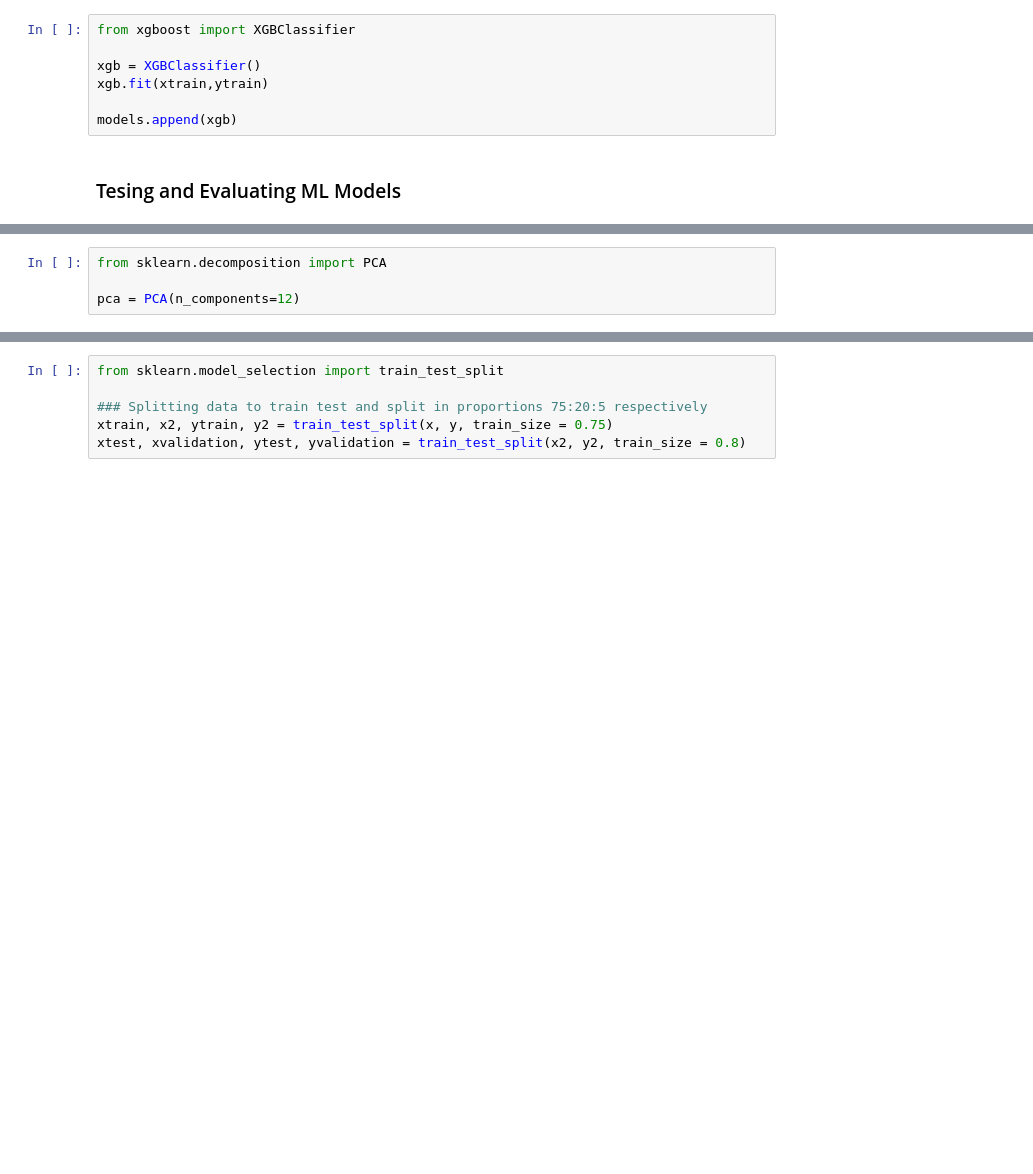
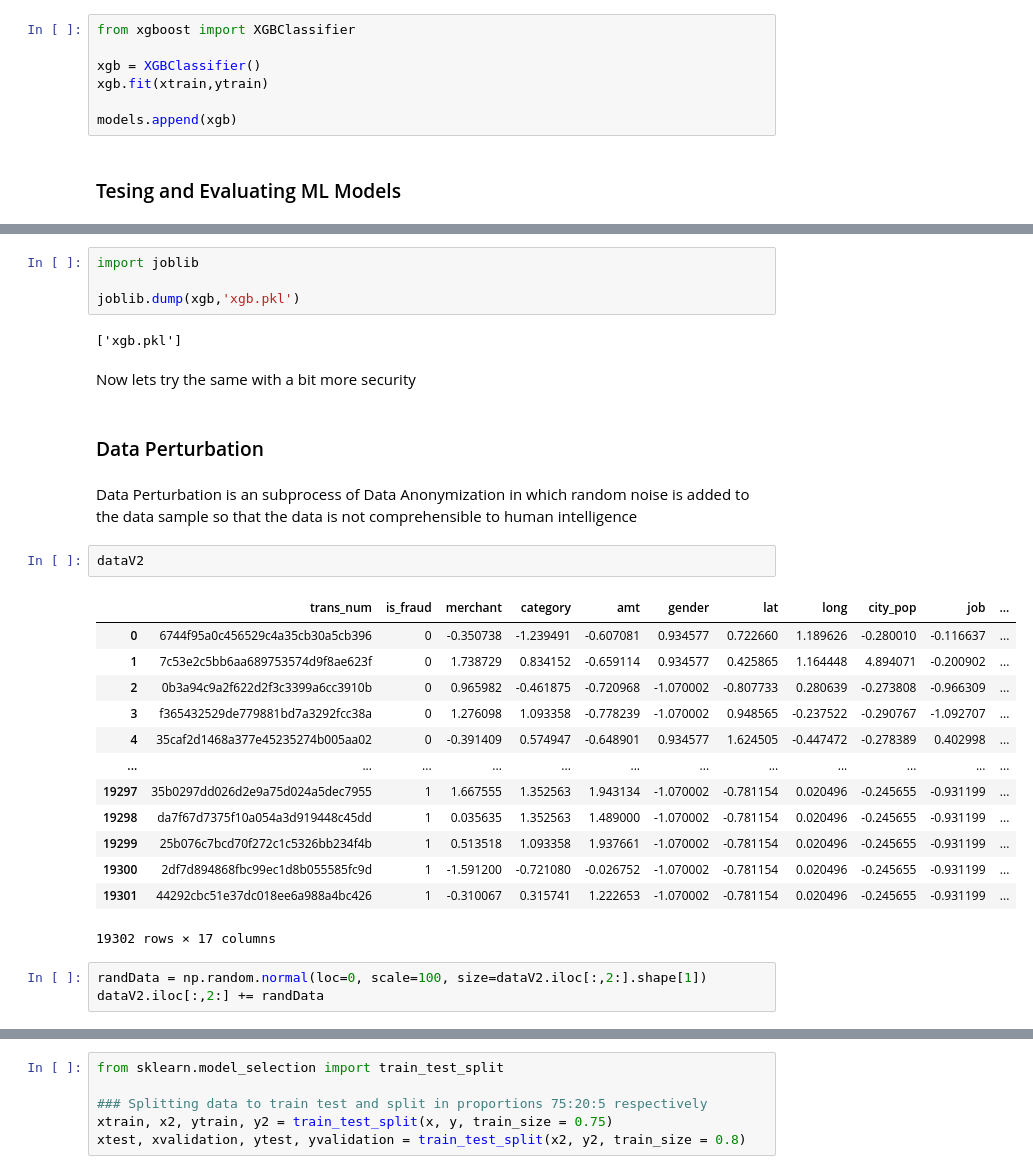
Before and after one commit to ZERO-legion5/KH004-RiskRadar, a Jupyter notebook: main.ipynb, the cells around one changed output, grey strips where cells are left out. Saved outputs shown, nothing was run; the diff lists cells and outputs as text; blank space fills up the shorter version.

```diff
--- a/main.ipynb
+++ b/main.ipynb
@@ -428,4 +427,31 @@ Now lets apply PCA and compare the metrics. First lets standardize the data
-# %%
-from sklearn.decomposition import PCA
-
-pca = PCA(n_components=12)
+# %%
+import joblib
+
+joblib.dump(xgb,'xgb.pkl')
+# %% [output]
+['xgb.pkl']
+# %% [markdown]
+Now lets try the same with a bit more security
+# %% [markdown]
+### Data Perturbation
+# %% [markdown]
+Data Perturbation is an subprocess of Data Anonymization in which random noise is added to the data sample so that the data is not comprehensible to human intelligence
+# %%
+dataV2
+# %% [output]
+|  | trans_num | is_fraud | merchant | category | amt | gender | lat | long | city_pop | job | ... |
+| 0 | 6744f95a0c456529c4a35cb30a5cb396 | 0 | -0.350738 | -1.239491 | -0.607081 | 0.934577 | 0.722660 | 1.189626 | -0.280010 | -0.116637 | ... |
+| 1 | 7c53e2c5bb6aa689753574d9f8ae623f | 0 | 1.738729 | 0.834152 | -0.659114 | 0.934577 | 0.425865 | 1.164448 | 4.894071 | -0.200902 | ... |
+| 2 | 0b3a94c9a2f622d2f3c3399a6cc3910b | 0 | 0.965982 | -0.461875 | -0.720968 | -1.070002 | -0.807733 | 0.280639 | -0.273808 | -0.966309 | ... |
+| 3 | f365432529de779881bd7a3292fcc38a | 0 | 1.276098 | 1.093358 | -0.778239 | -1.070002 | 0.948565 | -0.237522 | -0.290767 | -1.092707 | ... |
+| 4 | 35caf2d1468a377e45235274b005aa02 | 0 | -0.391409 | 0.574947 | -0.648901 | 0.934577 | 1.624505 | -0.447472 | -0.278389 | 0.402998 | ... |
+| ... | ... | ... | ... | ... | ... | ... | ... | ... | ... | ... | ... |
+| 19297 | 35b0297dd026d2e9a75d024a5dec7955 | 1 | 1.667555 | 1.352563 | 1.943134 | -1.070002 | -0.781154 | 0.020496 | -0.245655 | -0.931199 | ... |
+| 19298 | da7f67d7375f10a054a3d919448c45dd | 1 | 0.035635 | 1.352563 | 1.489000 | -1.070002 | -0.781154 | 0.020496 | -0.245655 | -0.931199 | ... |
+| 19299 | 25b076c7bcd70f272c1c5326bb234f4b | 1 | 0.513518 | 1.093358 | 1.937661 | -1.070002 | -0.781154 | 0.020496 | -0.245655 | -0.931199 | ... |
+| 19300 | 2df7d894868fbc99ec1d8b055585fc9d | 1 | -1.591200 | -0.721080 | -0.026752 | -1.070002 | -0.781154 | 0.020496 | -0.245655 | -0.931199 | ... |
+| 19301 | 44292cbc51e37dc018ee6a988a4bc426 | 1 | -0.310067 | 0.315741 | 1.222653 | -1.070002 | -0.781154 | 0.020496 | -0.245655 | -0.931199 | ... |
+19302 rows × 17 columns
+# %%
+randData = np.random.normal(loc=0, scale=100, size=dataV2.iloc[:,2:].shape[1])
+dataV2.iloc[:,2:] += randData
```
Also changed, not shown: parts of 25 cells of this notebook, 7 other files.
